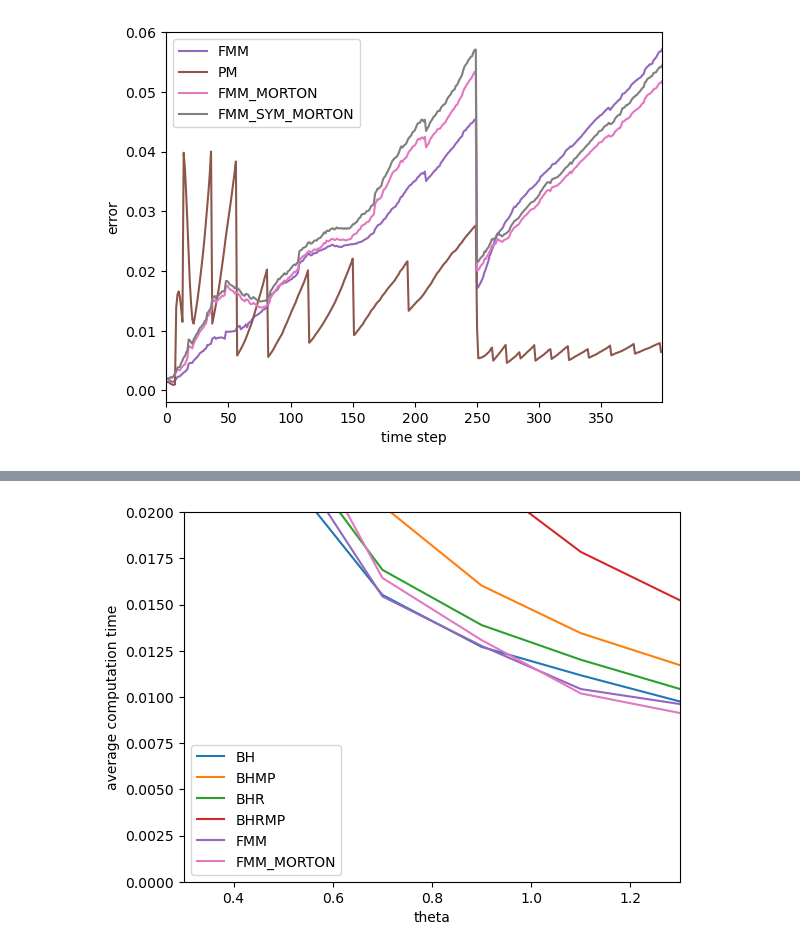
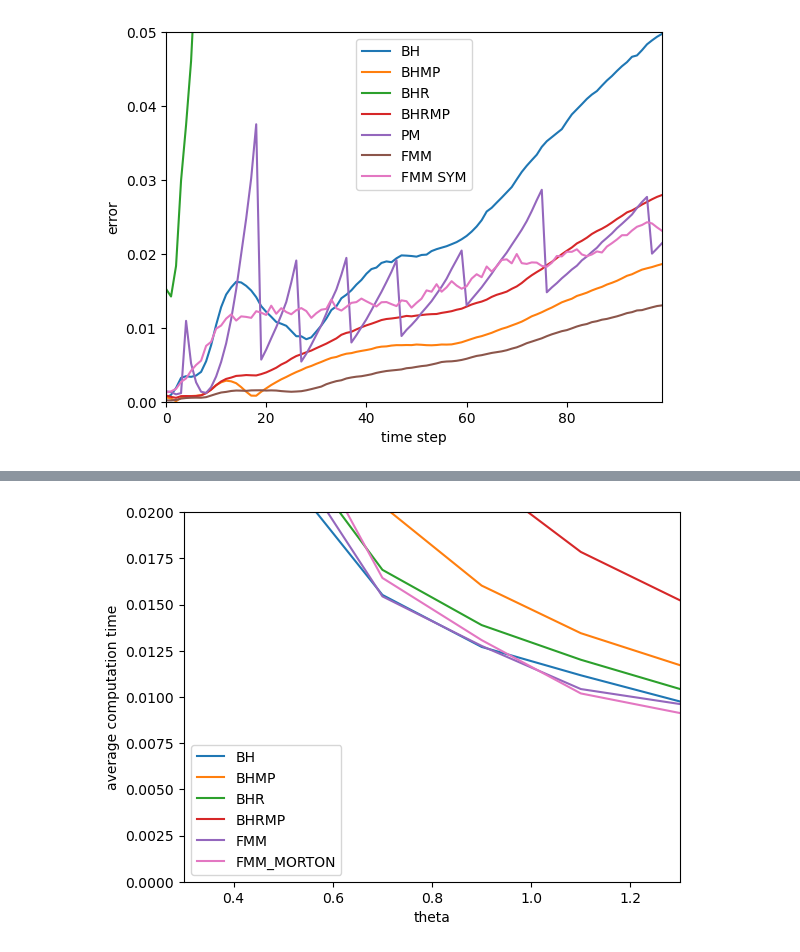
Before and after one commit to LucasFurer/MasterThesisLucas, a Jupyter notebook: grapher.ipynb, the cells around one changed output, grey strips where cells are left out. Cells and saved outputs as stored; diff of their text form; code cells hidden in the pictures.

```diff
--- a/grapher.ipynb
+++ b/grapher.ipynb
@@ -14,11 +14,11 @@ typeColor = {
     "BHMP" :           plotColors[1],
     "BHR" :            plotColors[2],
     "BHRMP" :          plotColors[3],
-    "FMM" :            plotColors[4],
-    "PM" :             plotColors[5],
-    "FMM_MORTON" :     plotColors[6],
-    "FMM_SYM_MORTON" : plotColors[7],
-    "naive" :          plotColors[8],
+    #"FMM" :            plotColors[4],
+    "PM" :             plotColors[4],
+    "FMM" :     plotColors[5],
+    "FMM SYM" : plotColors[6],
+    "naive" :          plotColors[7],
 }
 
 
@@ -145,25 +145,26 @@ def findTime(csvPath, target=1.0):
     return None
 # %%
 pointAmount = "10000"
-theta = "1"
+theta = "0.5"
 dataSet = "MNIST_digits"
 perp = "30"
 
 custom_labels = {
-    #os.path.join("graphCSV", dataSet, pointAmount, "perp" + perp, "tsneErrorTimestepBH_point"             + pointAmount + "_perp" + perp + "_theta" + theta + "_dataset" + dataSet + ".csv"): "BH",
-    #os.path.join("graphCSV", dataSet, pointAmount, "perp" + perp, "tsneErrorTimestepBHMP_point"           + pointAmount + "_perp" + perp + "_theta" + theta + "_dataset" + dataSet + ".csv"): "BHMP",
-    #os.path.join("graphCSV", dataSet, pointAmount, "perp" + perp, "tsneErrorTimestepBHR_point"            + pointAmount + "_perp" + perp + "_theta" + theta + "_dataset" + dataSet + ".csv"): "BHR",
-    #os.path.join("graphCSV", dataSet, pointAmount, "perp" + perp, "tsneErrorTimestepBHRMP_point"          + pointAmount + "_perp" + perp + "_theta" + theta + "_dataset" + dataSet + ".csv"): "BHRMP",
-    os.path.join("graphCSV", dataSet, pointAmount, "perp" + perp, "tsneErrorTimestepFMM_point"            + pointAmount + "_perp" + perp + "_theta" + theta + "_dataset" + dataSet + ".csv"): "FMM",
+    os.path.join("graphCSV", dataSet, pointAmount, "perp" + perp, "tsneErrorTimestepBH_point"             + pointAmount + "_perp" + perp + "_theta" + theta + "_dataset" + dataSet + ".csv"): "BH",
+    os.path.join("graphCSV", dataSet, pointAmount, "perp" + perp, "tsneErrorTimestepBHMP_point"           + pointAmount + "_perp" + perp + "_theta" + theta + "_dataset" + dataSet + ".csv"): "BHMP",
+    os.path.join("graphCSV", dataSet, pointAmount, "perp" + perp, "tsneErrorTimestepBHR_point"            + pointAmount + "_perp" + perp + "_theta" + theta + "_dataset" + dataSet + ".csv"): "BHR",
+    os.path.join("graphCSV", dataSet, pointAmount, "perp" + perp, "tsneErrorTimestepBHRMP_point"          + pointAmount + "_perp" + perp + "_theta" + theta + "_dataset" + dataSet + ".csv"): "BHRMP",
+    #os.path.join("graphCSV", dataSet, pointAmount, "perp" + perp, "tsneErrorTimestepFMM_point"            + pointAmount + "_perp" + perp + "_theta" + theta + "_dataset" + dataSet + ".csv"): "FMM",
     os.path.join("graphCSV", dataSet, pointAmount, "perp" + perp, "tsneErrorTimestepPM_point"             + pointAmount + "_perp" + perp + "_theta" + theta + "_dataset" + dataSet + ".csv"): "PM",
-    os.path.join("graphCSV", dataSet, pointAmount, "perp" + perp, "tsneErrorTimestepFMM_MORTON_point"     + pointAmount + "_perp" + perp + "_theta" + theta + "_dataset" + dataSet + ".csv"): "FMM_MORTON",
-    os.path.join("graphCSV", dataSet, pointAmount, "perp" + perp, "tsneErrorTimestepFMM_SYM_MORTON_point" + pointAmount + "_perp" + perp + "_theta" + theta + "_dataset" + dataSet + ".csv"): "FMM_SYM_MORTON",
+    os.path.join("graphCSV", dataSet, pointAmount, "perp" + perp, "tsneErrorTimestepFMM_MORTON_point"     + pointAmount + "_perp" + perp + "_theta" + theta + "_dataset" + dataSet + ".csv"): "FMM",
+    os.path.join("graphCSV", dataSet, pointAmount, "perp" + perp, "tsneErrorTimestepFMM_SYM_MORTON_point" + pointAmount + "_perp" + perp + "_theta" + theta + "_dataset" + dataSet + ".csv"): "FMM SYM",
 }
 
 #plotGraph(custom_labels, 0, 1000,"time step", "error", "plotOutput/lines_plot.png", False, None, None, None, None)
-x_range = 400
-plotGraph(custom_labels, 0, x_range,"time step", "error", "plotOutput/lines_plot.png", False, 0.0, x_range-1, None, None)
+x_range = 100
+y_range = 0.05
+plotGraph(custom_labels, 0, x_range,"time step", "error", "plotOutput/lines_plot.png", False, 0.0, x_range-1, 0.0, y_range)
 # %% [output]
-[figure, old version]
+[figure, new version]
 # %%
 pointAmount = "10000"
```
Also changed, not shown: parts of 1 cell of this notebook, 8 other files.
